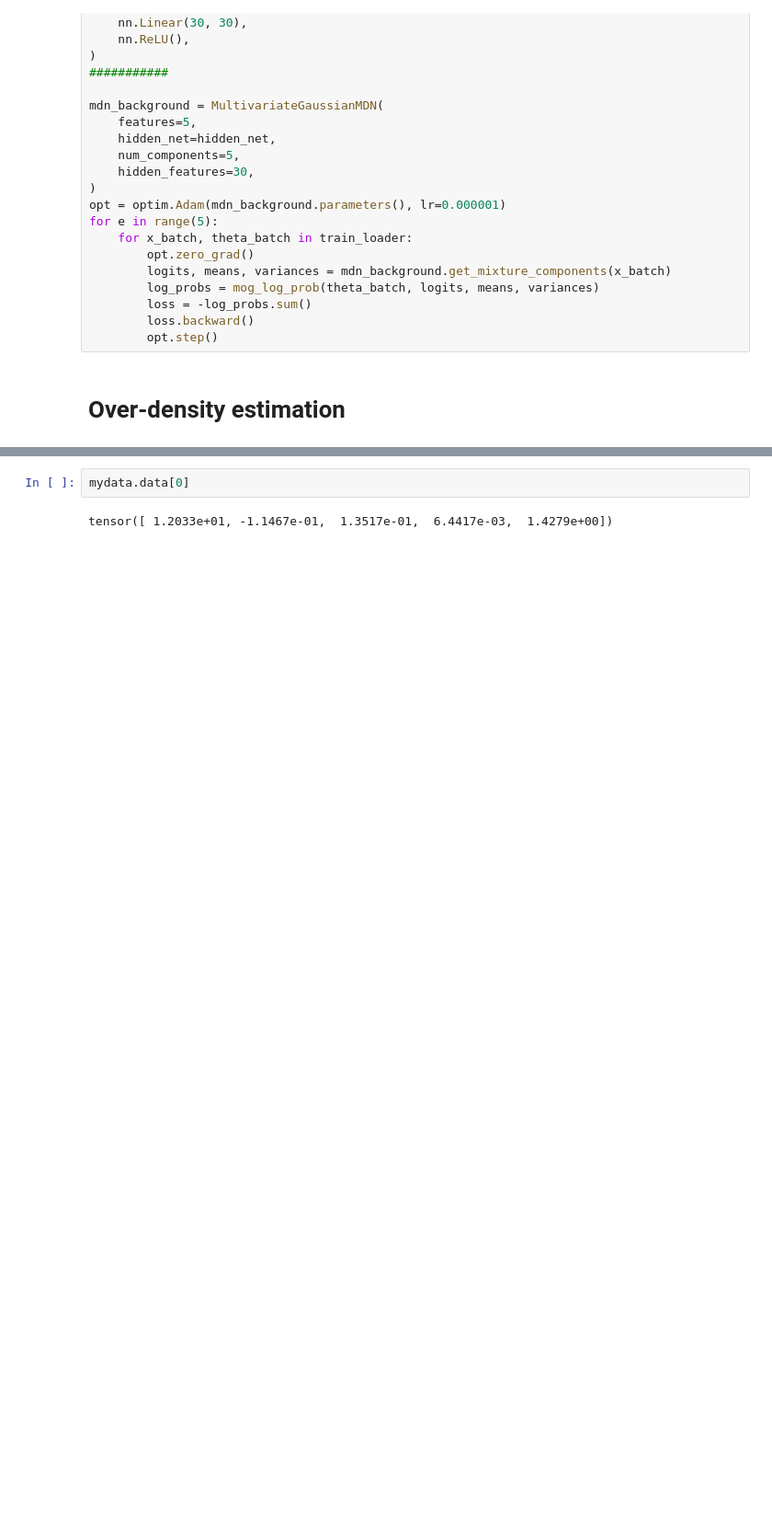
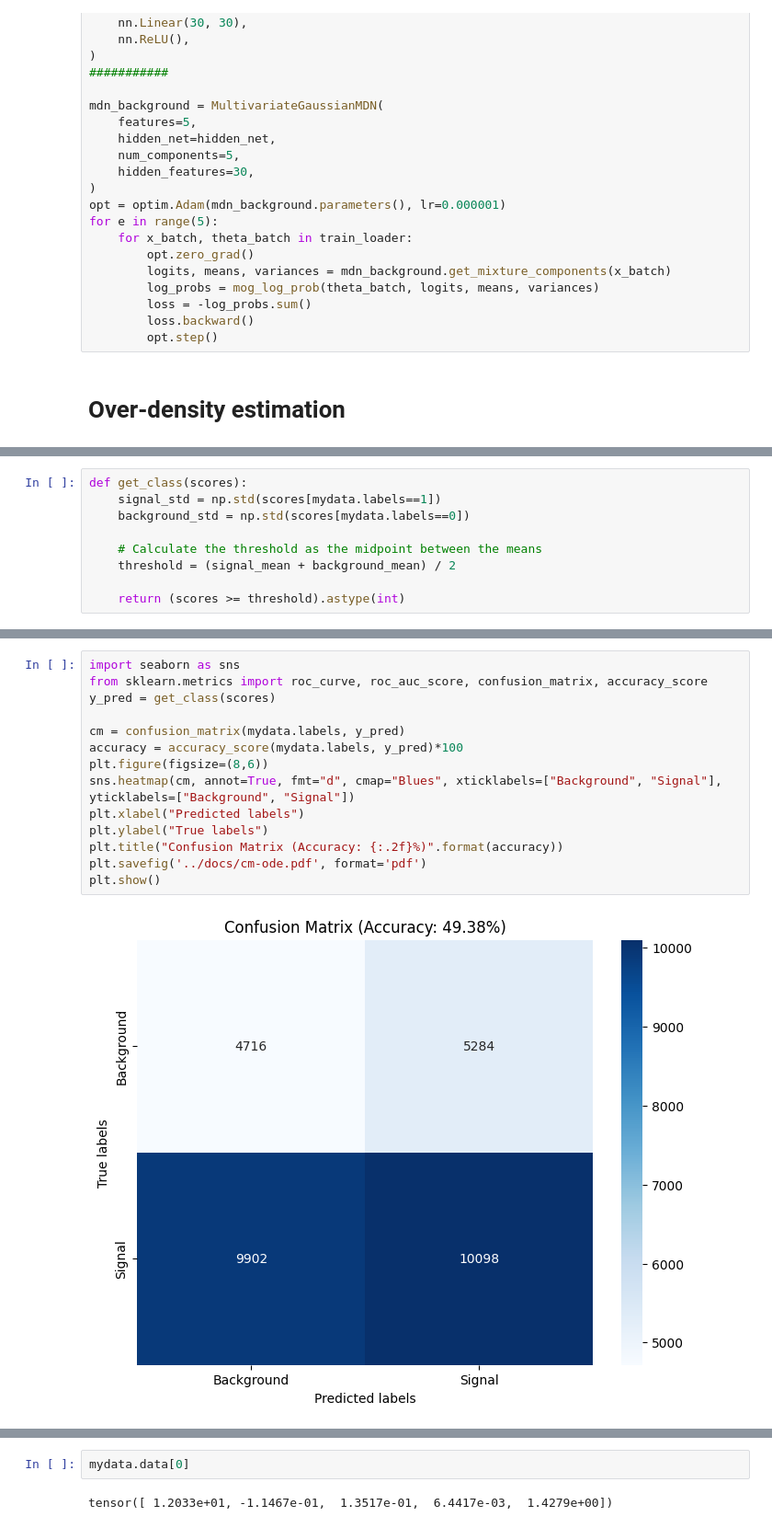
Before and after one commit to beria-kalpelbe/anomaly-detection-in-HEP, a Jupyter notebook: code/test.ipynb, the cells around one changed output, grey strips where cells are left out. Shown: that part at 92% size. Saved outputs shown, nothing was run; the diff lists cells and outputs as text; blank space fills up the shorter version.

```diff
--- a/code/test.ipynb
+++ b/code/test.ipynb
@@ -363,0 +401,9 @@ for e in range(5):
+# %%
+def get_class(scores):
+    signal_std = np.std(scores[mydata.labels==1])
+    background_std = np.std(scores[mydata.labels==0])
+
+    # Calculate the threshold as the midpoint between the means
+    threshold = (signal_mean + background_mean) / 2
+
+    return (scores >= threshold).astype(int)
@@ -364,3 +413,19 @@ for e in range(5):
+# %%
+import seaborn as sns
+from sklearn.metrics import roc_curve, roc_auc_score, confusion_matrix, accuracy_score
+y_pred = get_class(scores)
+
+cm = confusion_matrix(mydata.labels, y_pred)
+accuracy = accuracy_score(mydata.labels, y_pred)*100
+plt.figure(figsize=(8,6))
+sns.heatmap(cm, annot=True, fmt="d", cmap="Blues", xticklabels=["Background", "Signal"], yticklabels=["Background", "Signal"])
+plt.xlabel("Predicted labels")
+plt.ylabel("True labels")
+plt.title("Confusion Matrix (Accuracy: {:.2f}%)".format(accuracy))
+plt.savefig('../docs/cm-ode.pdf', format='pdf')
+plt.show()
+# %% [output]
+[figure, added]
 # %%
 import torch
 import torch.nn as nn
```
Also changed, not shown: parts of 6 cells of this notebook, 4 other files.
